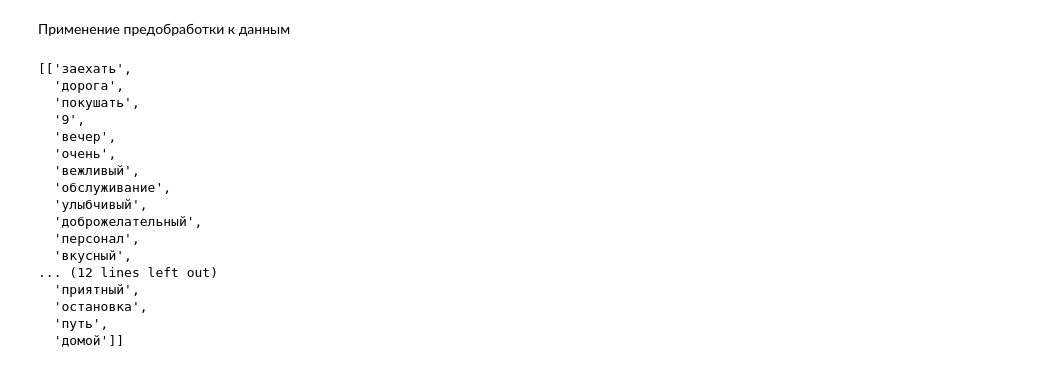
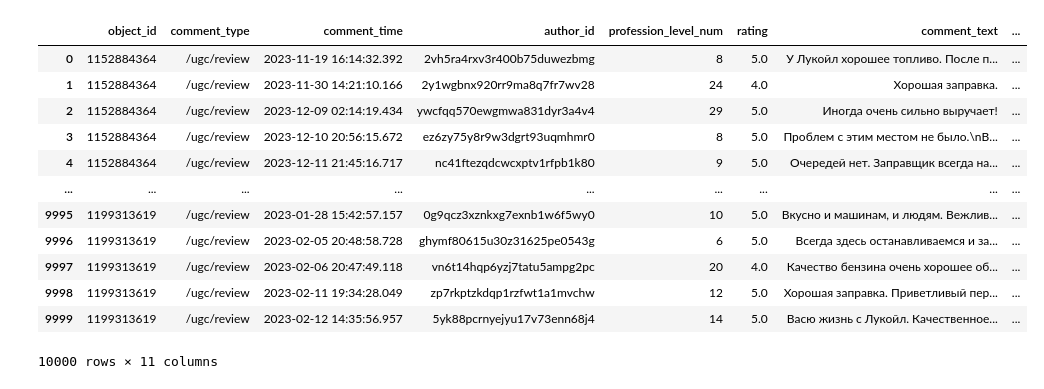
Before and after one commit to amokshina/course_work, a Jupyter notebook: text_proccesing.ipynb, the cells around one changed output. Drawn from its saved outputs; the diff is of its cells as text; code cells hidden in the pictures.

```diff
--- a/text_proccesing.ipynb
+++ b/text_proccesing.ipynb
@@ -50,38 +8,26 @@ def preprocess_text(text):
-# %% [markdown]
-Применение предобработки к данным
 # %%
-# Пример извлечения данных из базы и применения предобработки
 import psycopg2
 
-# Установите соединение с вашей базой данных
 conn = psycopg2.connect("dbname=azs user=postgres password=f8ysz789")
 cur = conn.cursor()
 
-cur.execute("SELECT comment_text FROM buffer.azs_review limit 1;")
-rows = cur.fetchall()
+df = pd.read_sql_query("SELECT * FROM testing.azs_review limit 10000", conn)
 
-preprocessed_reviews = [preprocess_text(row[0]) for row in rows]
-
-# Не забудьте закрыть соединение
 cur.close()
 conn.close()
-# %%
-preprocessed_reviews
-# %% [output]
-[['заехать',
-  'дорога',
-  'покушать',
-  '9',
-  'вечер',
-  'очень',
-  'вежливый',
-  'обслуживание',
-  'улыбчивый',
-  'доброжелательный',
-  'персонал',
-  'вкусный',
-... (12 lines left out)
-  'приятный',
-  'остановка',
-  'путь',
-  'домой']]
+# %%
+df
+# %% [output]
+|  | object_id | comment_type | comment_time | author_id | profession_level_num | rating | comment_text | ... |
+| 0 | 1152884364 | /ugc/review | 2023-11-19 16:14:32.392 | 2vh5ra4rxv3r400b75duwezbmg | 8 | 5.0 | У Лукойл хорошее топливо. После п... | ... |
+| 1 | 1152884364 | /ugc/review | 2023-11-30 14:21:10.166 | 2y1wgbnx920rr9ma8q7fr7wv28 | 24 | 4.0 | Хорошая заправка. | ... |
+| 2 | 1152884364 | /ugc/review | 2023-12-09 02:14:19.434 | ywcfqq570ewgmwa831dyr3a4v4 | 29 | 5.0 | Иногда очень сильно выручает! | ... |
+| 3 | 1152884364 | /ugc/review | 2023-12-10 20:56:15.672 | ez6zy75y8r9w3dgrt93uqmhmr0 | 8 | 5.0 | Проблем с этим местом не было.\nВ... | ... |
+| 4 | 1152884364 | /ugc/review | 2023-12-11 21:45:16.717 | nc41ftezqdcwcxptv1rfpb1k80 | 9 | 5.0 | Очередей нет. Заправщик всегда на... | ... |
+| ... | ... | ... | ... | ... | ... | ... | ... | ... |
+| 9995 | 1199313619 | /ugc/review | 2023-01-28 15:42:57.157 | 0g9qcz3xznkxg7exnb1w6f5wy0 | 10 | 5.0 | Вкусно и машинам, и людям. Вежлив... | ... |
+| 9996 | 1199313619 | /ugc/review | 2023-02-05 20:48:58.728 | ghymf80615u30z31625pe0543g | 6 | 5.0 | Всегда здесь останавливаемся и за... | ... |
+| 9997 | 1199313619 | /ugc/review | 2023-02-06 20:47:49.118 | vn6t14hqp6yzj7tatu5ampg2pc | 20 | 4.0 | Качество бензина очень хорошее об... | ... |
+| 9998 | 1199313619 | /ugc/review | 2023-02-11 19:34:28.049 | zp7rkptzkdqp1rzfwt1a1mvchw | 12 | 5.0 | Хорошая заправка. Приветливый пер... | ... |
+| 9999 | 1199313619 | /ugc/review | 2023-02-12 14:35:56.957 | 5yk88pcrnyejyu17v73enn68j4 | 14 | 5.0 | Васю жизнь с Лукойл. Качественное... | ... |
+10000 rows × 11 columns
```
Also changed, not shown: parts of 20 cells of this notebook, 6 other files.
